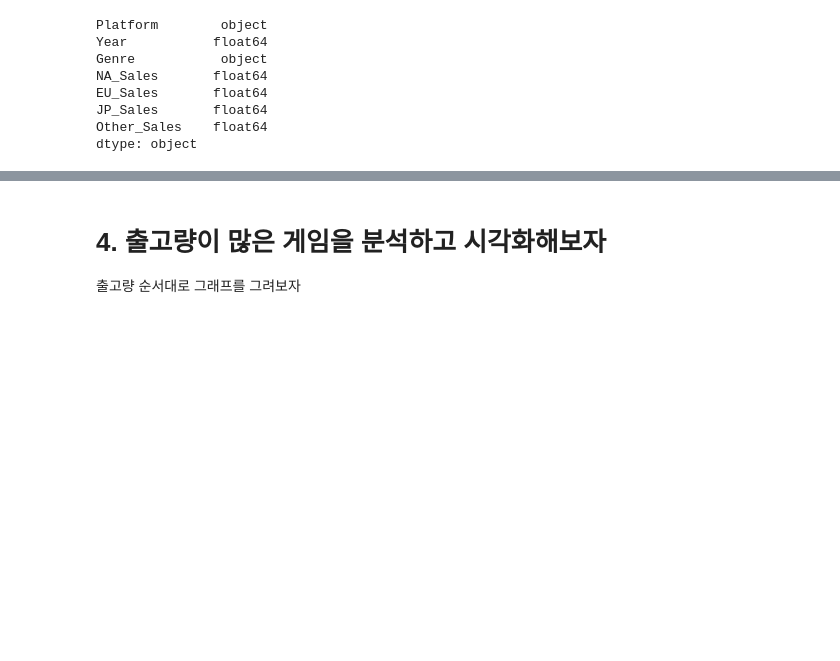
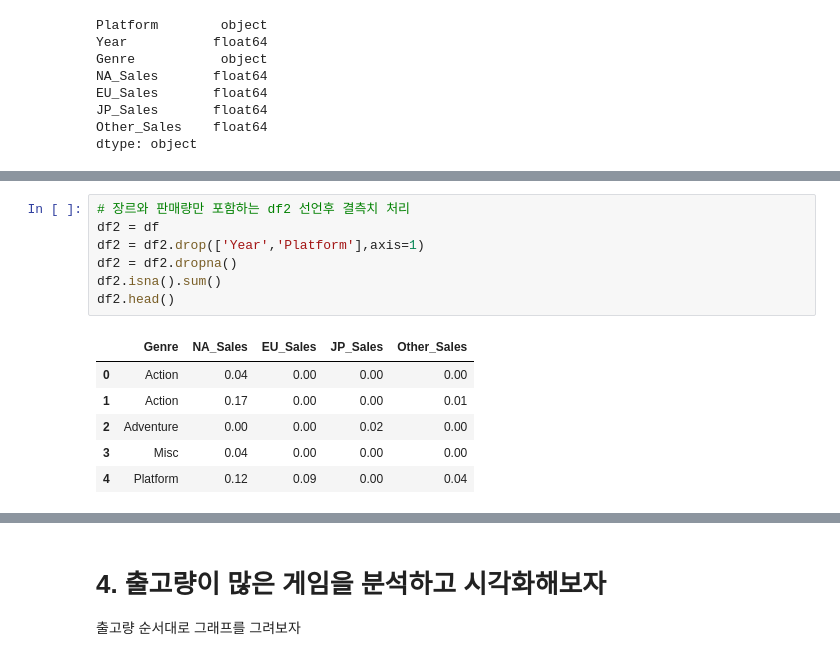
Before and after one commit to bong7233/AI_Project_1, a Jupyter notebook: AI_03_이상봉_Section1.ipynb, the cells around one changed output, grey strips where cells are left out. Saved outputs shown, nothing was run; the diff lists cells and outputs as text; blank space fills up the shorter version.

```diff
--- a/AI_03_이상봉_Section1.ipynb
+++ b/AI_03_이상봉_Section1.ipynb
@@ -76,0 +107,14 @@ dtype: object
+# %%
+# 장르와 판매량만 포함하는 df2 선언후 결측치 처리
+df2 = df
+df2 = df2.drop(['Year','Platform'],axis=1)
+df2 = df2.dropna()
+df2.isna().sum()
+df2.head()
+# %% [output]
+|  | Genre | NA_Sales | EU_Sales | JP_Sales | Other_Sales |
+| 0 | Action | 0.04 | 0.00 | 0.00 | 0.00 |
+| 1 | Action | 0.17 | 0.00 | 0.00 | 0.01 |
+| 2 | Adventure | 0.00 | 0.00 | 0.02 | 0.00 |
+| 3 | Misc | 0.04 | 0.00 | 0.00 | 0.00 |
+| 4 | Platform | 0.12 | 0.09 | 0.00 | 0.04 |
```
Also changed, not shown: parts of 23 cells of this notebook.
